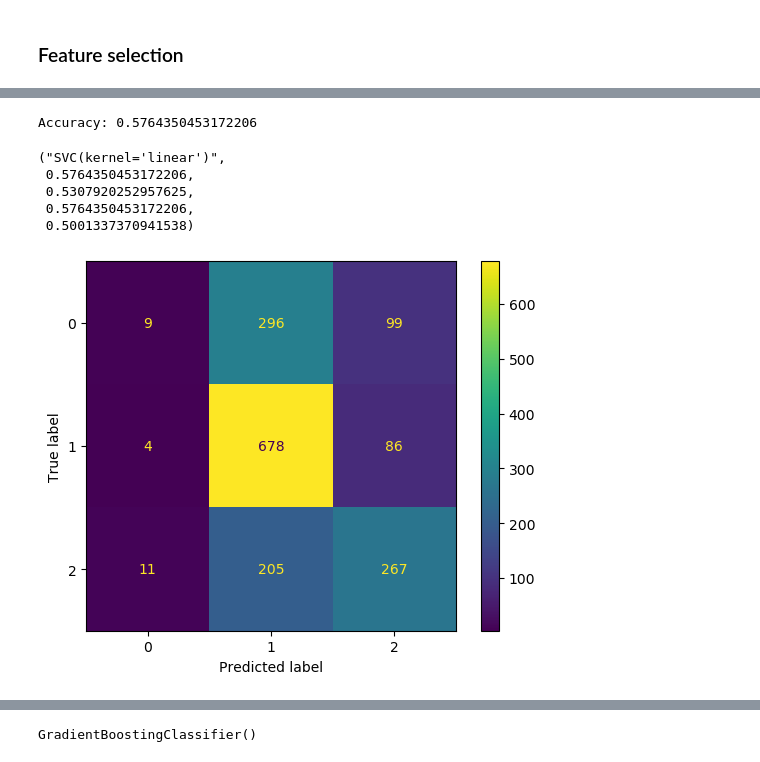
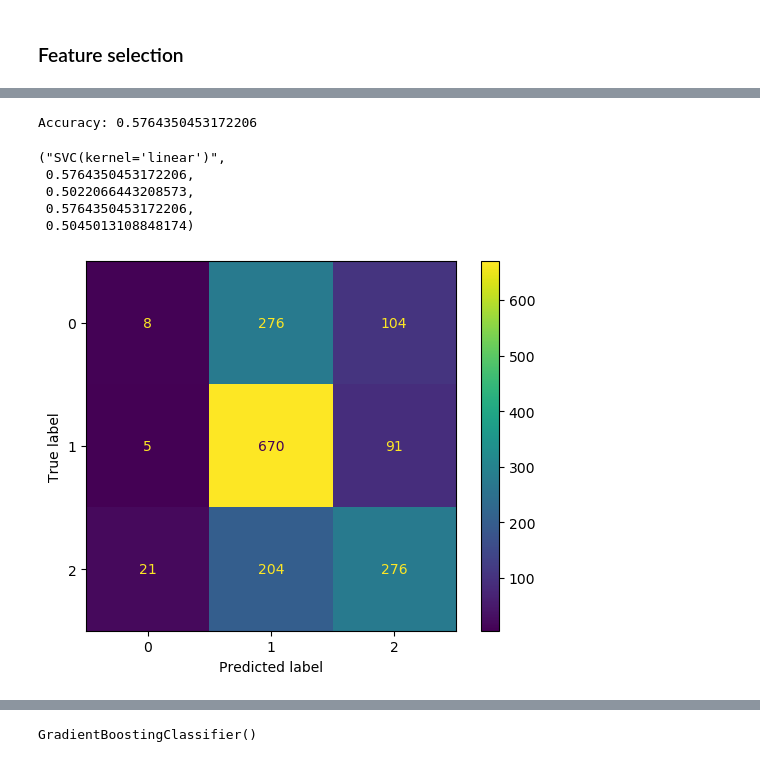
Before and after one commit to hubruk/predicting_profitable_customer_segments, a Jupyter notebook: predicting_profitable_customer_groups_Kruk.ipynb, the cells around one changed output, grey strips where cells are left out. Drawn from its saved outputs; the diff is of its cells as text; code cells hidden in the pictures.

```diff
--- a/predicting_profitable_customer_groups_Kruk.ipynb
+++ b/predicting_profitable_customer_groups_Kruk.ipynb
@@ -174,11 +174,11 @@ from scipy.stats import randint
 from sklearn.tree import export_graphviz
 from IPython.display import Image
 # %%
-def model_tester(model ,X_tr, X_te, conf_matrix, **func_args):
+def model_tester(model ,X_tr, y_tr, X_te, conf_matrix, **func_args):
     model = model(**func_args)
-    model.fit(X_tr, X_te)
+    model.fit(X_tr, y_tr)
 
-    y_pred = model.predict(X_test)
+    y_pred = model.predict(X_te)
     accuracy = accuracy_score(y_test, y_pred)
     #clf_report = classification_report(y_test, y_pred)
     precision = precision_score(y_test, y_pred, average='weighted')
@@ -302,16 +236,14 @@ Accuracy: 0.5637462235649546
 #Import svm model
 from sklearn.svm import SVC
 # %%
-#model_tester(SVC, X_train, y_train, True)
+model_tester(SVC, X_train, y_train, X_test, True, C = 1.0, kernel = "linear")
+# %% [output]
+Accuracy: 0.5764350453172206
+("SVC(kernel='linear')",
+ 0.5764350453172206,
+ 0.5022066443208573,
+ 0.5764350453172206,
+ 0.5045013108848174)
+[figure, added]
-# %%
-model_tester(SVC, X_train, y_train, True, C = 1.0, kernel = "linear")
-# %% [output]
-Accuracy: 0.5764350453172206
-("SVC(kernel='linear')",
- 0.5764350453172206,
- 0.5307920252957625,
- 0.5764350453172206,
- 0.5001337370941538)
-[figure, removed]
 # %%
 from sklearn.naive_bayes import GaussianNB
```
Also changed, not shown: parts of 29 cells of this notebook, 1 other file.
